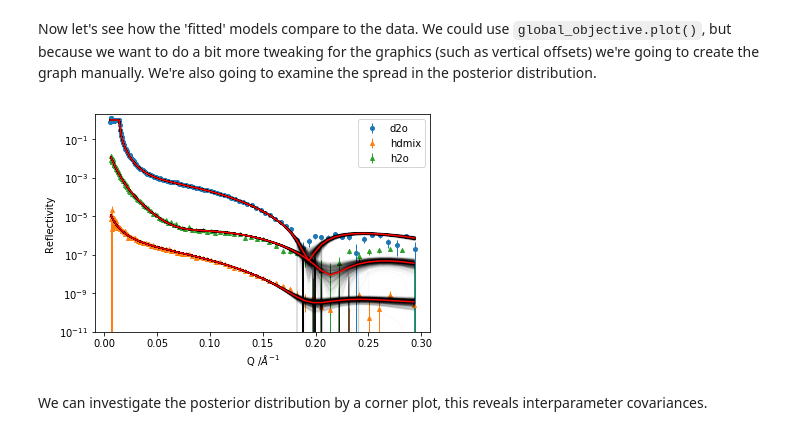
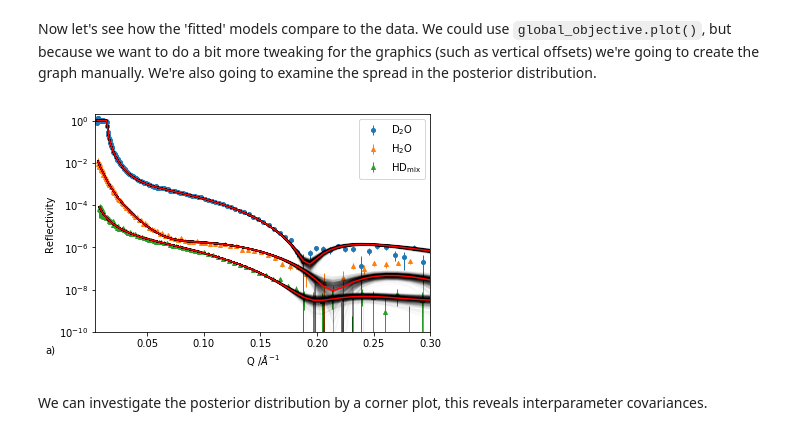
Before and after one commit to llimeht/refnx, a Jupyter notebook: paper/supporting_information/lipid.ipynb, the cells around one changed output. Cells and saved outputs as stored; diff of their text form; code cells hidden in the pictures.

Commit message:
PAPER: rejigged figure

```diff
--- a/paper/supporting_information/lipid.ipynb
+++ b/paper/supporting_information/lipid.ipynb
@@ -147,7 +147,7 @@ global_objective = GlobalObjective([objective_d2o, objective_hdmix, objective_h2
 # %% [markdown]
 A `CurveFitter` object can perform least squares fitting, or MCMC sampling on the `Objective` used to construct it.
 # %%
-fitter = CurveFitter(global_objective, nwalkers=300)
+fitter = CurveFitter(global_objective, nwalkers=200)
 # %% [markdown]
 We initialise the MCMC walkers by jittering around the best fit. Other modes of initialisation are possible: from a supplied covariance matrix, by sampling from the prior distributions, or by supplying known positions from an array.
 # %%
@@ -220,46 +220,49 @@ Parameters:       ''
 # %% [markdown]
 Now let's see how the 'fitted' models compare to the data. We could use `global_objective.plot()`, but because we want to do a bit more tweaking for the graphics (such as vertical offsets) we're going to create the graph manually. We're also going to examine the spread in the posterior distribution.
 # %%
-hdmix_mult = 0.001
+hdmix_mult = 0.01
 h2o_mult = 0.1
 # the data
 plt.errorbar(data_d2o.x, data_d2o.y, data_d2o.y_err,
-             label=data_d2o.name, ms=4, marker='o', lw=0, elinewidth=1)
+             label='$\mathregular{D_2O}$', ms=4, marker='o', lw=0, elinewidth=1)
+plt.errorbar(data_h2o.x, data_h2o.y * h2o_mult, data_h2o.y_err * h2o_mult,
+             label='$\mathregular{H_2O}$', ms=4, marker='^', lw=0, elinewidth=1)
 plt.errorbar(data_hdmix.x, data_hdmix.y * hdmix_mult, data_hdmix.y_err * hdmix_mult,
-             label=data_hdmix.name, ms=4, marker='^', lw=0, elinewidth=1)
-plt.errorbar(data_h2o.x, data_h2o.y * h2o_mult, data_h2o.y_err * h2o_mult,
-             label=data_h2o.name, ms=4, marker='^', lw=0, elinewidth=1)
+             label='$\mathregular{HD_{mix}}$', ms=4, marker='^', lw=0, elinewidth=1)
 
 # the median of the posterior
 plt.plot(data_d2o.x, objective_d2o.generative(), color='r', zorder=20)
 plt.plot(data_hdmix.x, objective_hdmix.generative() * hdmix_mult, color='r', zorder=20)
 plt.plot(data_h2o.x, objective_h2o.generative() * h2o_mult, color='r', zorder=20)
 
 # plot the spread of the fits for the different datasets
 gen = global_objective.pgen(500)
 
 save_pars = np.copy(global_objective.parameters)
 for i in range(500):
     global_objective.setp(next(gen))
 
     plt.plot(data_d2o.x, objective_d2o.generative(),
              color='k', alpha=0.02, zorder=10)
     plt.plot(data_hdmix.x, objective_hdmix.generative() * hdmix_mult,
              color='k', alpha=0.02, zorder=10)
     plt.plot(data_h2o.x, objective_h2o.generative() * h2o_mult,
              color='k', alpha=0.02, zorder=10)
 
 # put back the saved parameters
 global_objective.setp(save_pars)
 
+ax = plt.gca()
+ax.text(-0.04, 1e-11, 'a)')
 plt.legend()
 plt.yscale('log')
 plt.ylabel('Reflectivity')
 plt.xlabel('Q /$\AA^{-1}$')
-plt.ylim(1e-11, 2);
+plt.ylim(1e-10, 2);
+plt.xlim(0.004, 0.3)
 plt.savefig('global_fit.pdf')
 # %% [output]
-[figure, old version]
+[figure, new version]
 # %% [markdown]
 We can investigate the posterior distribution by a corner plot, this reveals interparameter covariances.
 # %%
```
Also changed, not shown: parts of 10 cells of this notebook, 7 other files.
